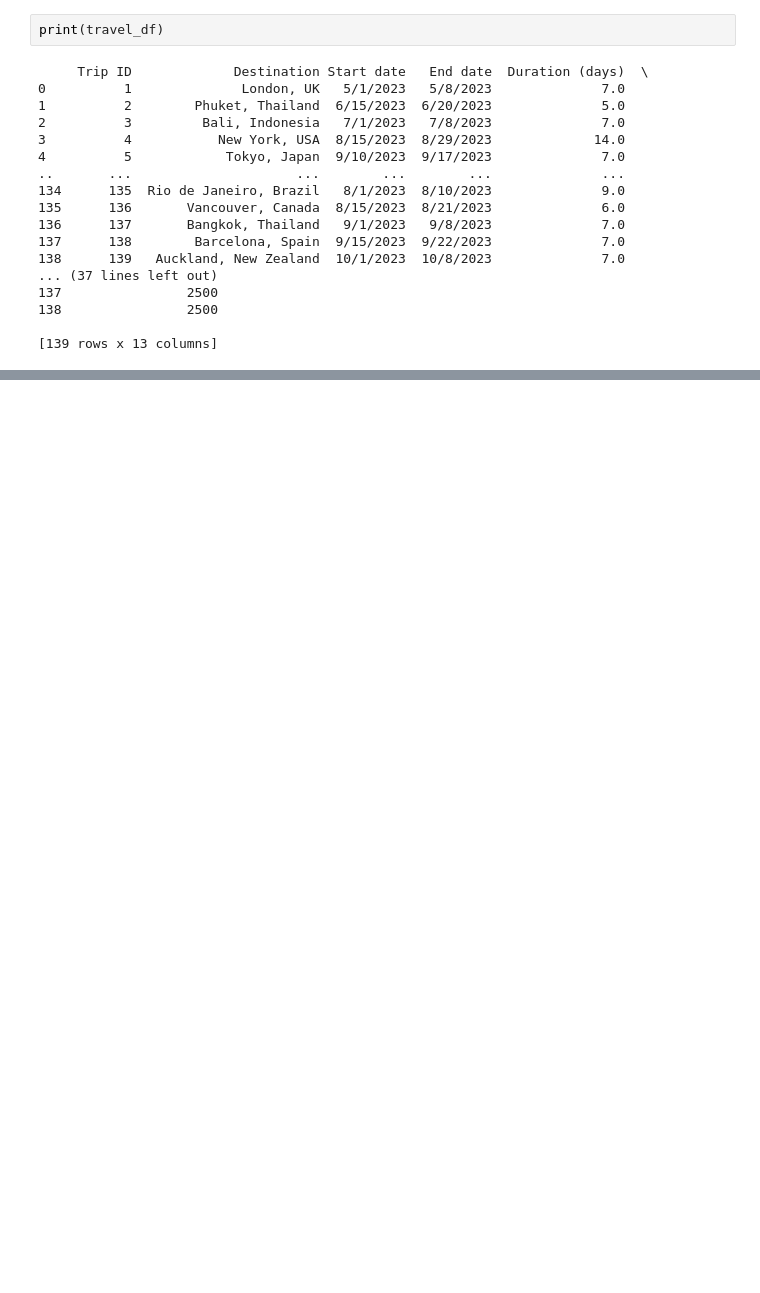
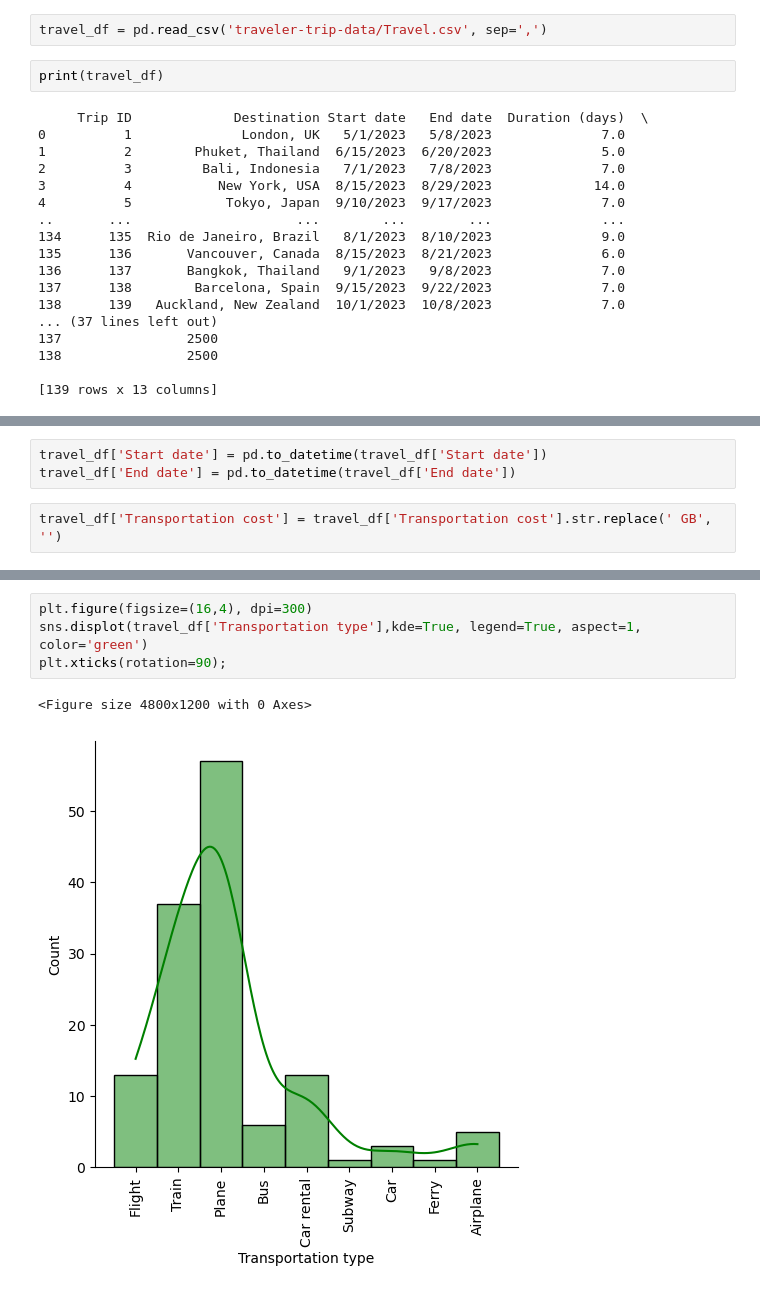
Before and after one commit to Hollieb63/dataset-homework, a Jupyter notebook: Pandas homework.ipynb, the cells around one changed output, grey strips where cells are left out. Drawn from its saved outputs; the diff is of its cells as text; blank space fills up the shorter version.

```diff
--- a/Pandas homework.ipynb
+++ b/Pandas homework.ipynb
@@ -31,3 +19,5 @@ travel_df = pd.read_csv('Travel.csv', sep=',')
+# %%
+travel_df = pd.read_csv('traveler-trip-data/Travel.csv', sep=',')
 # %%
 print(travel_df)
 # %% [output]
@@ -50,0 +145,5 @@ print(travel_df)
+# %%
+travel_df['Start date'] = pd.to_datetime(travel_df['Start date'])
+travel_df['End date'] = pd.to_datetime(travel_df['End date'])
+# %%
+travel_df['Transportation cost'] = travel_df['Transportation cost'].str.replace(' GB', '')
@@ -50,0 +181,7 @@ print(travel_df)
+# %%
+plt.figure(figsize=(16,4), dpi=300)
+sns.displot(travel_df['Transportation type'],kde=True, legend=True, aspect=1, color='green')
+plt.xticks(rotation=90);
+# %% [output]
+<Figure size 4800x1200 with 0 Axes>
+[figure, added]
```
Also changed, not shown: parts of 18 cells of this notebook.
